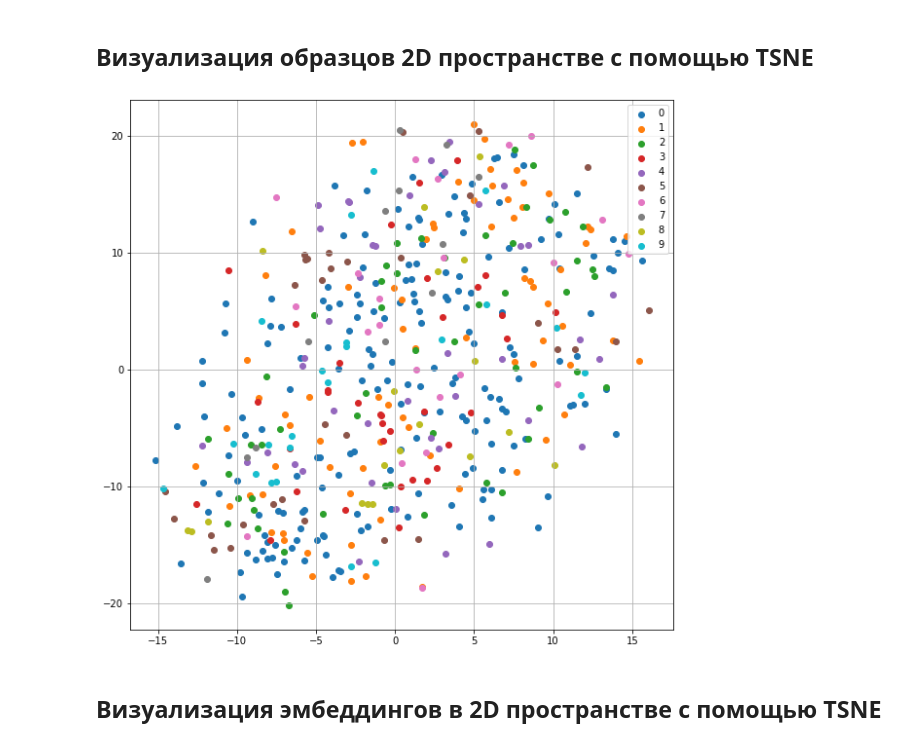
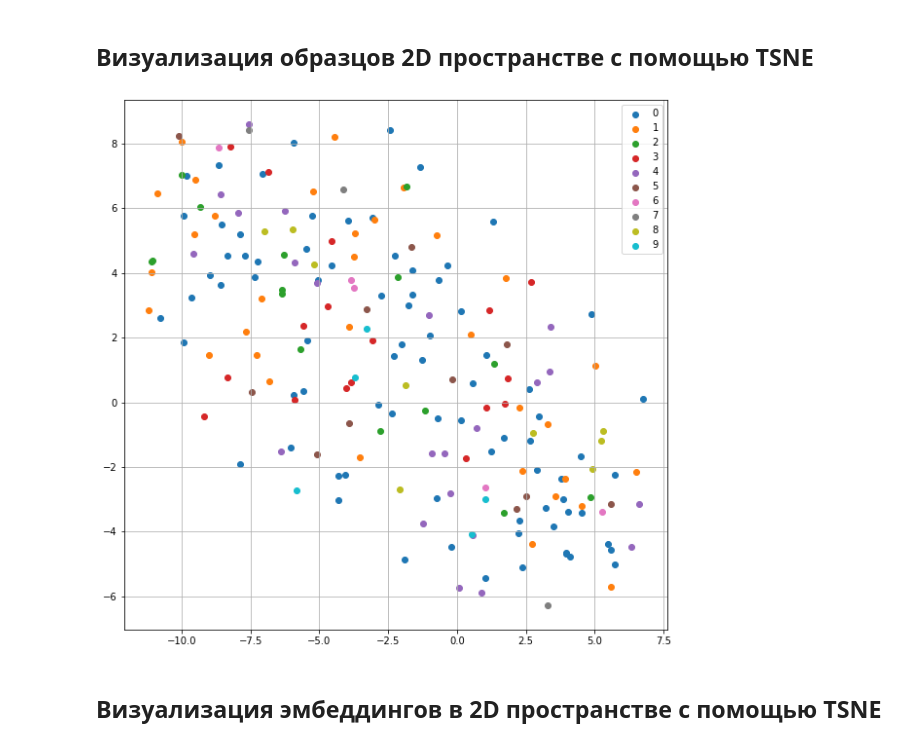
Before and after one commit to ssv273/computer_vision, a Jupyter notebook: HW_06_CV.ipynb, the cells around one changed output. Drawn from its saved outputs; the diff is of its cells as text; code cells hidden in the pictures.

```diff
--- a/HW_06_CV.ipynb
+++ b/HW_06_CV.ipynb
@@ -260,12 +271,12 @@ def draw_embeddings(X_embedded, targets, labels):
 ## Визуализация образцов 2D пространстве с помощью TSNE
 # %%
 test_x_flat = train_x.reshape(-1, 250*250*3)
-test_x_2D = TSNE(n_components=2).fit_transform(test_x_flat[:500])
-labels_for_viz = train_y[:500]
+test_x_2D = TSNE(n_components=2).fit_transform(test_x_flat[:200])
+labels_for_viz = train_y[:200]
 # %%
-draw_embeddings(test_x_2D, labels_for_viz, list(range(10)))
+draw_embeddings(test_x_2D, labels_for_viz, list(range(N)))
 # %% [output]
-[figure, old version]
+[figure, new version]
 # %% [markdown]
 ## Визуализация эмбеддингов в 2D пространстве с помощью TSNE
 # %%
```
Also changed, not shown: parts of 13 cells of this notebook.
